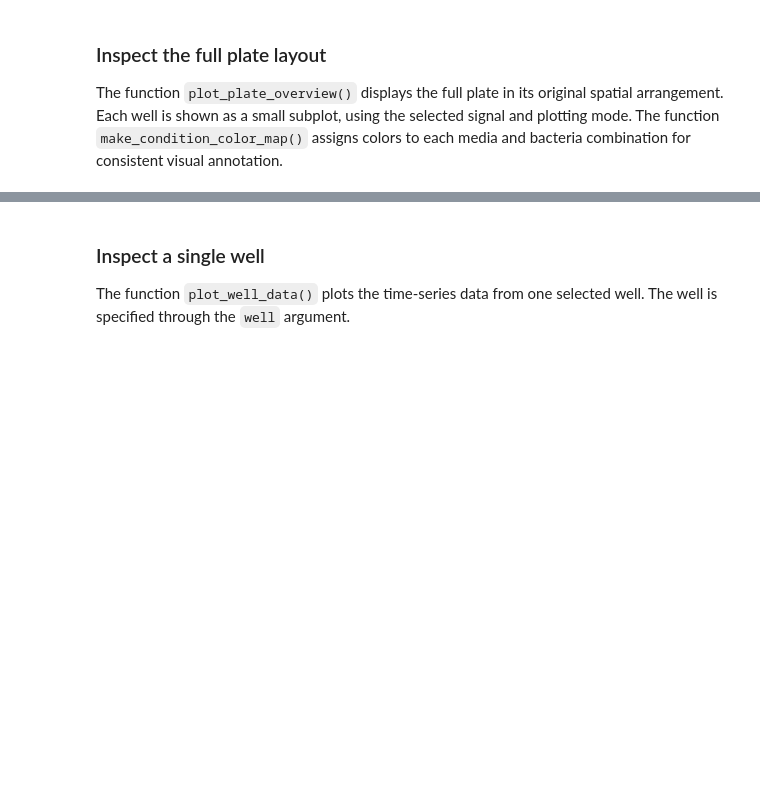
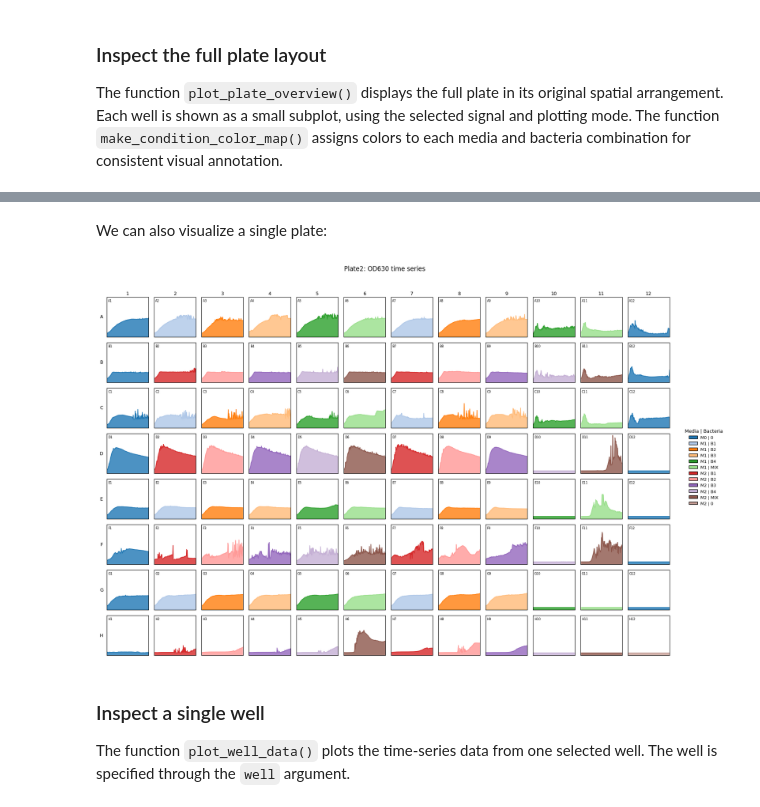
Before and after one commit to ccg-esb-lab/bactomata, a Jupyter notebook: notebooks/Bactomata_DataAnalysis.ipynb, the cells around one changed output, grey strips where cells are left out. Drawn from its saved outputs; the diff is of its cells as text; code cells hidden in the pictures; blank space fills up the shorter version.

```diff
--- a/notebooks/Bactomata_DataAnalysis.ipynb
+++ b/notebooks/Bactomata_DataAnalysis.ipynb
@@ -229,3 +316,20 @@ plt.show()
+# %% [markdown]
+We can also visualize a single plate:
+# %%
+fig, axes = bplt.plot_plate_overview(
+    experiment,
+    plate_id="Plate2",
+    signal="OD630",
+    mode="time_series",
+    condition_color_map=condition_color_map,
+    show_well_labels=True,
+    show_condition_legend=True,
+    cell_size=1.3,
+)
+
+plt.show()
+# %% [output]
+[figure, added]
 # %% [markdown]
 ### Inspect a single well
 
```
Also changed, not shown: parts of 41 cells of this notebook, 2 other files.
